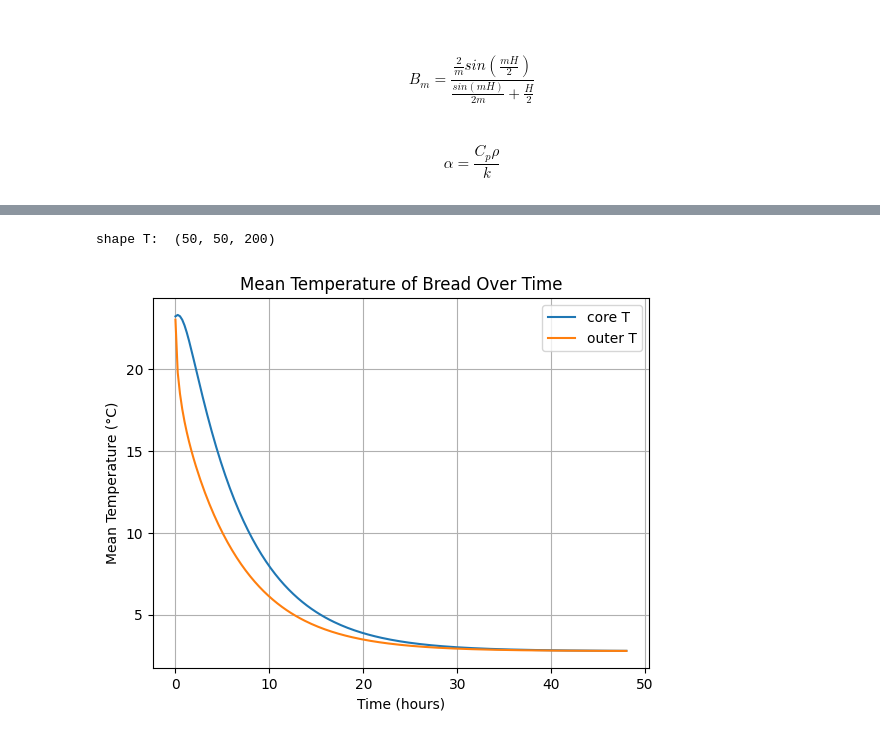
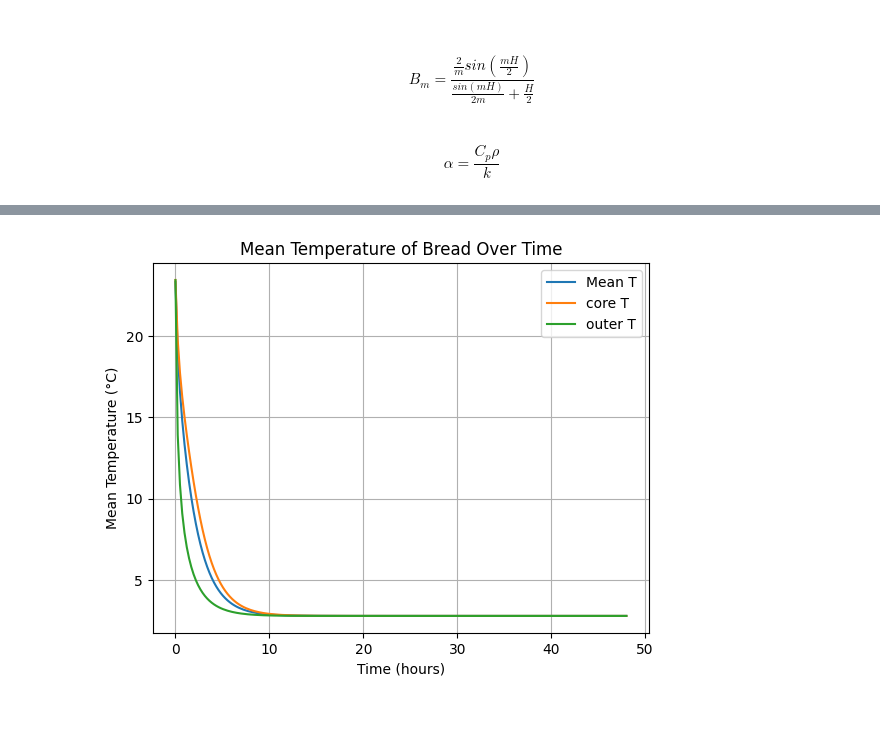
Before and after one commit to geoc1234/sourdough, a Jupyter notebook: notebooks/HeatMap.ipynb, the cells around one changed output, grey strips where cells are left out. Saved outputs shown, nothing was run; the diff lists cells and outputs as text; code cells hidden in the pictures.

```diff
--- a/notebooks/HeatMap.ipynb
+++ b/notebooks/HeatMap.ipynb
@@ -99,12 +99,12 @@ from scipy.special import j1, j0, jn_zeros
 # Define parameters
 T_air = 37.0  # The refrigerator air temperature °F
 T_0 = 74.0    # The initial bread temperature °F
-radius = 9.5  # radius of the cylindrically shaped bread cm
-height = 8.9  # height or length of the bread cm
-convection_h = 0.002/1.8   # Example value for 'h' W/cm^2/Rankin
-conduction_k = 0.0015/1.8    # Example value for 'k' W/cm/Rankin
-cp = 2092.0/1.8   # heat capacity dough J/Kg/Rankin
-rho = 0.0004  # density of dough Kg/cm^3
+radius = 3.125 * 2.54  # radius of the cylindrically shaped bread cm
+height = 2.25 * 2.54  # height of dough at 50% proof (cm)
+convection_h = 0.001/1.8    # Example value for 'h' W/cm^2/Rankin
+conduction_k = 0.002/1.8/1.5    # Example value for 'k' W/cm/Rankin at 50% proof
+cp = 2400.0/1.8   # heat capacity dough J/Kg/Rankin
+rho = 0.0012/1.5  # density of dough Kg/cm^3 at 50% proof
 alpha = (cp*rho/conduction_k/3600) # convert from sec to hrs
 weight_boule = (np.pi*radius**2)*height*rho
 print("weight:",weight_boule," alpha:", alpha)
@@ -366,34 +376,35 @@ plt.show()
 # %%
 # Extract the mean temperature at each time step
 
 mean_temperatures = np.mean(T, axis=(0, 1))
 weighted_mean_temperatures = []
-weighted_mean_temperatures_centigrade = []
-radial_temperatures_0_cent = []
-radial_temperatures_1_cent = []
-
-print(f'shape T: ', np.shape(T))
+weighted_mean_temperatures_cent = []
+radial_temperatures_core = []
+radial_temperatures_outer = []
+radial_temperatures_core_cent = []
+radial_temperatures_outer_cent = []
 
 for i in range (0,len(t)):
   weighted_mean_temperatures.append(np.sum(np.mean(T[:,:,i],axis=1)*(2.0*r*dr)/np.pow(radius,2),axis=0))
-  weighted_mean_temperatures_centigrade = (np.array(weighted_mean_temperatures) + 40.0)/1.8 -40.0
-  radial_temperatures_0_cent.append((np.array(T[0,0,i])+40.0)/1.8 - 40.0)
-  radial_temperatures_1_cent.append((np.array(T[49,49,i])+40.0)/1.8 - 40.0)
+  radial_temperatures_core.append(np.sum(np.mean(T[:,0:4,i],axis=1)*(2.0*r*dr)/np.pow(radius,2),axis=0))
+  radial_temperatures_outer.append(np.sum(np.mean(T[:,94:99,i],axis=1)*(2.0*r*dr)/np.pow(radius,2),axis=0))
 
+weighted_mean_temperatures_cent = (np.array(weighted_mean_temperatures) + 40.0)/1.8 -40.0
+radial_temperatures_core_cent = (np.array(radial_temperatures_core) + 40.0)/1.8 -40.0
+radial_temperatures_outer_cent = (np.array(radial_temperatures_outer) + 40.0)/1.8 -40.0
 
 # Create the plot
-# plt.plot(t, weighted_mean_temperatures, label = 'Mean T')
-plt.plot(t, radial_temperatures_0_cent, label = 'core T')
-plt.plot(t, radial_temperatures_1_cent, label = 'outer T')
+plt.plot(t, weighted_mean_temperatures_cent, label = 'Mean T')
+plt.plot(t, radial_temperatures_core_cent, label = 'core T')
+plt.plot(t, radial_temperatures_outer_cent, label = 'outer T')
 plt.legend()
 plt.xlabel('Time (hours)')
 plt.ylabel('Mean Temperature (°C)')
 plt.title('Mean Temperature of Bread Over Time')
 plt.grid(True)
 plt.show()
 # %% [output]
-shape T:  (50, 50, 200)
-[figure, old version]
+[figure, new version]
 # %%
 def reaction_rate_func(T, params):
     a, b, c, Tmax, mu_opt = params
```
Also changed, not shown: parts of 5 cells of this notebook.
